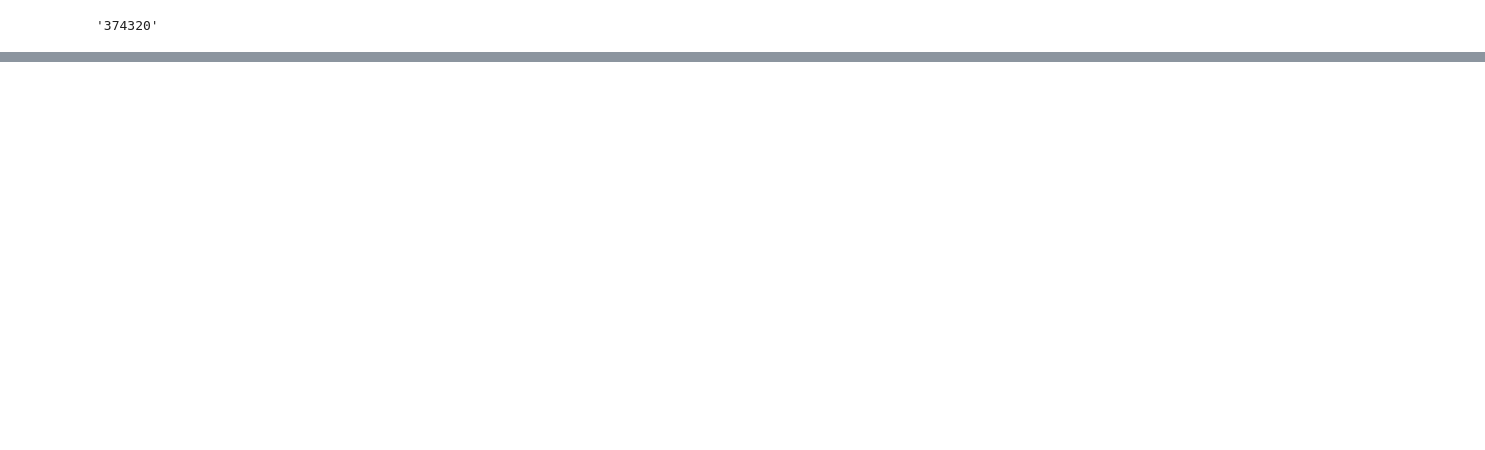
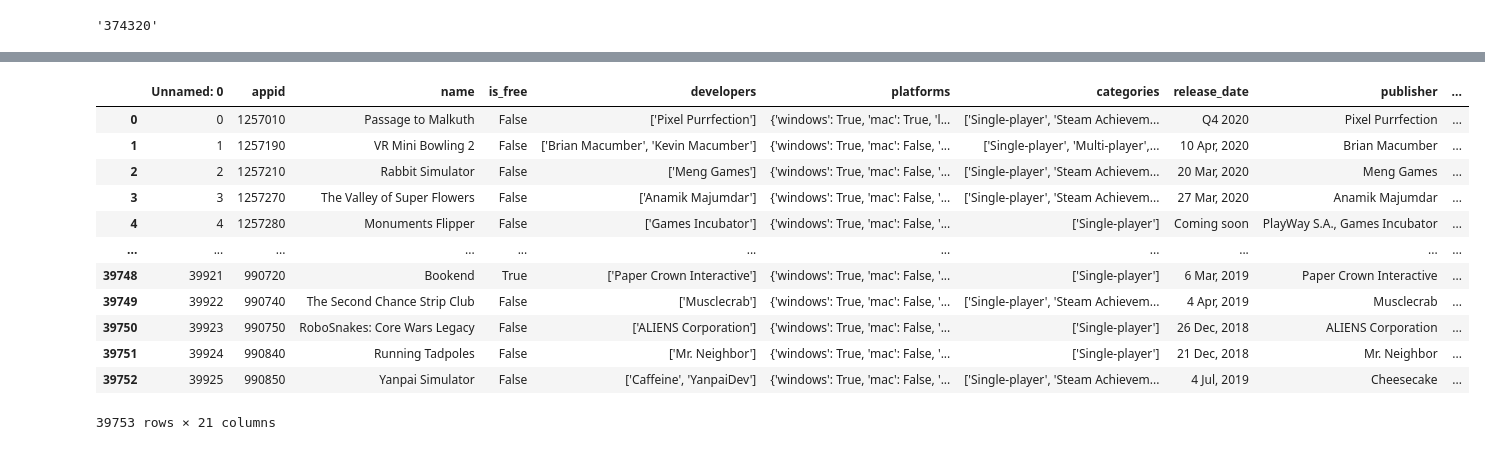
Before and after one commit to JamalRahman/Video-Game-Recommender, a Jupyter notebook: app/notebooks/eda.ipynb, the cells around one changed output, grey strips where cells are left out. Drawn from its saved outputs; the diff is of its cells as text; code cells hidden in the pictures; blank space fills up the shorter version.

```diff
--- a/app/notebooks/eda.ipynb
+++ b/app/notebooks/eda.ipynb
@@ -398,0 +383,16 @@ similar_games = similar_games.merge(app_data[['appid','name','positive']], how='
+# %%
+app_data
+# %% [output]
+|  | Unnamed: 0 | appid | name | is_free | developers | platforms | categories | release_date | publisher | ... |
+| 0 | 0 | 1257010 | Passage to Malkuth | False | ['Pixel Purrfection'] | {'windows': True, 'mac': True, 'l... | ['Single-player', 'Steam Achievem... | Q4 2020 | Pixel Purrfection | ... |
+| 1 | 1 | 1257190 | VR Mini Bowling 2 | False | ['Brian Macumber', 'Kevin Macumber'] | {'windows': True, 'mac': False, '... | ['Single-player', 'Multi-player',... | 10 Apr, 2020 | Brian Macumber | ... |
+| 2 | 2 | 1257210 | Rabbit Simulator | False | ['Meng Games'] | {'windows': True, 'mac': False, '... | ['Single-player', 'Steam Achievem... | 20 Mar, 2020 | Meng Games | ... |
+| 3 | 3 | 1257270 | The Valley of Super Flowers | False | ['Anamik Majumdar'] | {'windows': True, 'mac': False, '... | ['Single-player', 'Steam Achievem... | 27 Mar, 2020 | Anamik Majumdar | ... |
+| 4 | 4 | 1257280 | Monuments Flipper | False | ['Games Incubator'] | {'windows': True, 'mac': False, '... | ['Single-player'] | Coming soon | PlayWay S.A., Games Incubator | ... |
+| ... | ... | ... | ... | ... | ... | ... | ... | ... | ... | ... |
+| 39748 | 39921 | 990720 | Bookend | True | ['Paper Crown Interactive'] | {'windows': True, 'mac': False, '... | ['Single-player'] | 6 Mar, 2019 | Paper Crown Interactive | ... |
+| 39749 | 39922 | 990740 | The Second Chance Strip Club | False | ['Musclecrab'] | {'windows': True, 'mac': False, '... | ['Single-player', 'Steam Achievem... | 4 Apr, 2019 | Musclecrab | ... |
+| 39750 | 39923 | 990750 | RoboSnakes: Core Wars Legacy | False | ['ALIENS Corporation'] | {'windows': True, 'mac': False, '... | ['Single-player'] | 26 Dec, 2018 | ALIENS Corporation | ... |
+| 39751 | 39924 | 990840 | Running Tadpoles | False | ['Mr. Neighbor'] | {'windows': True, 'mac': False, '... | ['Single-player'] | 21 Dec, 2018 | Mr. Neighbor | ... |
+| 39752 | 39925 | 990850 | Yanpai Simulator | False | ['Caffeine', 'YanpaiDev'] | {'windows': True, 'mac': False, '... | ['Single-player', 'Steam Achievem... | 4 Jul, 2019 | Cheesecake | ... |
+39753 rows × 21 columns
```
Also changed, not shown: parts of 8 cells of this notebook, 5 other files.
